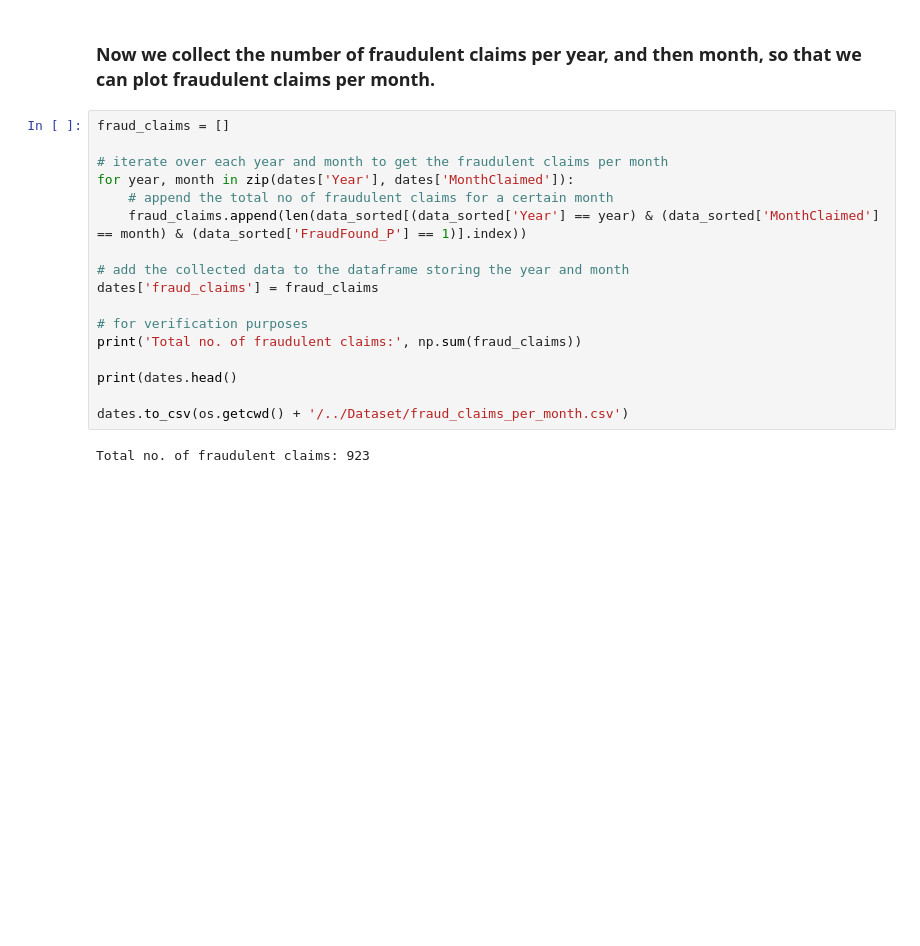
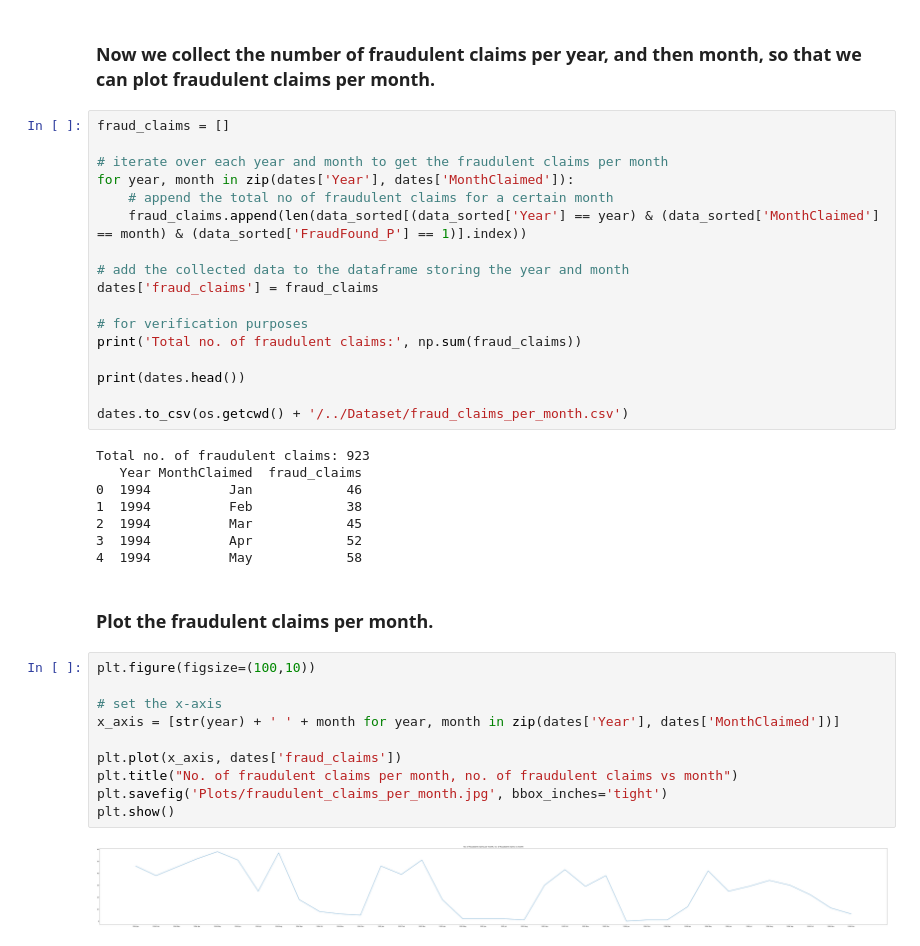
Before and after one commit to bernardmizz13/Vehicle_insurance_claim_fraud_detection, a Jupyter notebook: Jupyter_notebooks/Data_analysis.ipynb, the cells around one changed output. Drawn from its saved outputs; the diff is of its cells as text; blank space fills up the shorter version.

Commit message:
Now plotting the no. of fraudulent claims per month.

```diff
--- a/Jupyter_notebooks/Data_analysis.ipynb
+++ b/Jupyter_notebooks/Data_analysis.ipynb
@@ -248,8 +248,28 @@ dates['fraud_claims'] = fraud_claims
 # for verification purposes
 print('Total no. of fraudulent claims:', np.sum(fraud_claims))
 
-print(dates.head()
+print(dates.head())
 
 dates.to_csv(os.getcwd() + '/../Dataset/fraud_claims_per_month.csv')
 # %% [output]
 Total no. of fraudulent claims: 923
+   Year MonthClaimed  fraud_claims
+0  1994          Jan            46
+1  1994          Feb            38
+2  1994          Mar            45
+3  1994          Apr            52
+4  1994          May            58
+# %% [markdown]
+### Plot the fraudulent claims per month.
+# %%
+plt.figure(figsize=(100,10))
+
+# set the x-axis
+x_axis = [str(year) + ' ' + month for year, month in zip(dates['Year'], dates['MonthClaimed'])]
+
+plt.plot(x_axis, dates['fraud_claims'])
+plt.title("No. of fraudulent claims per month, no. of fraudulent claims vs month")
+plt.savefig('Plots/fraudulent_claims_per_month.jpg', bbox_inches='tight')
+plt.show()
+# %% [output]
+[figure, added]
```
Also changed, not shown: 1 other file.
